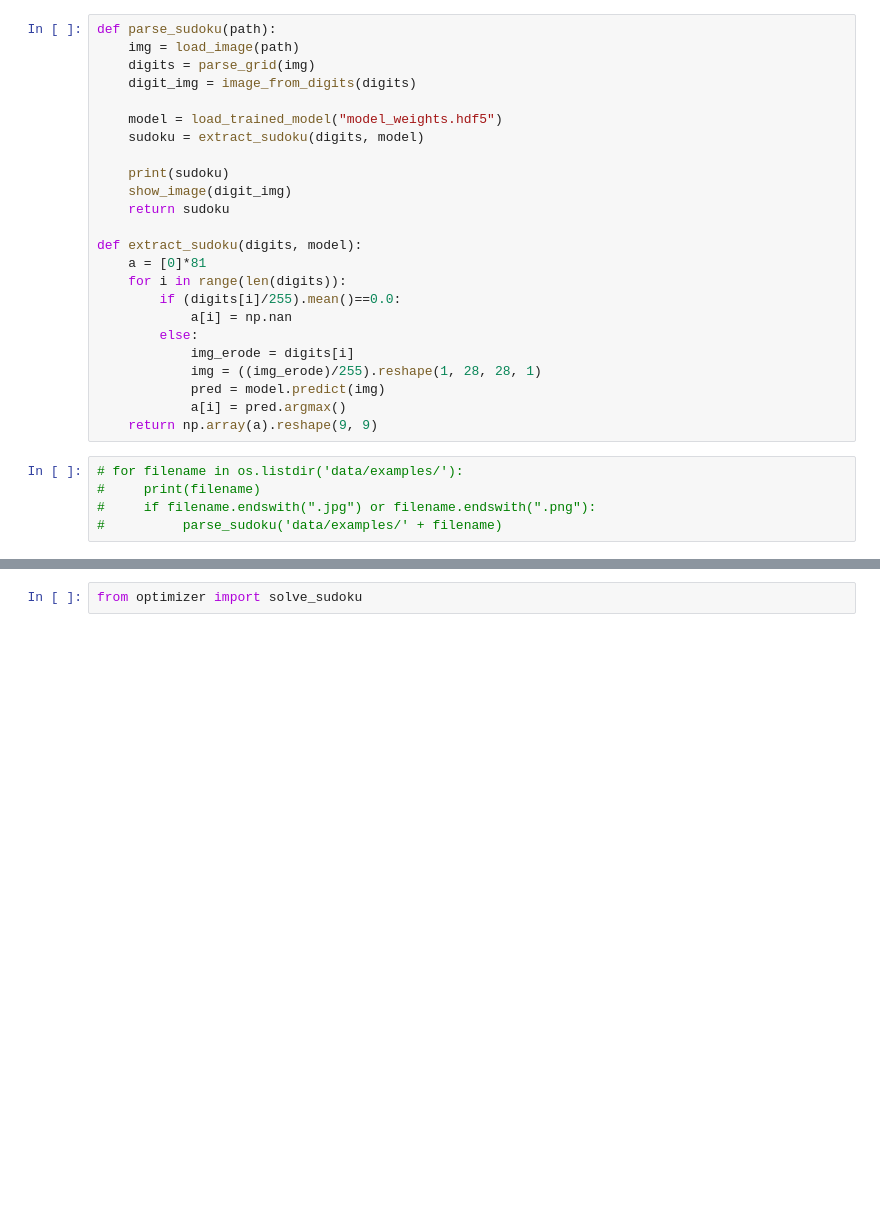
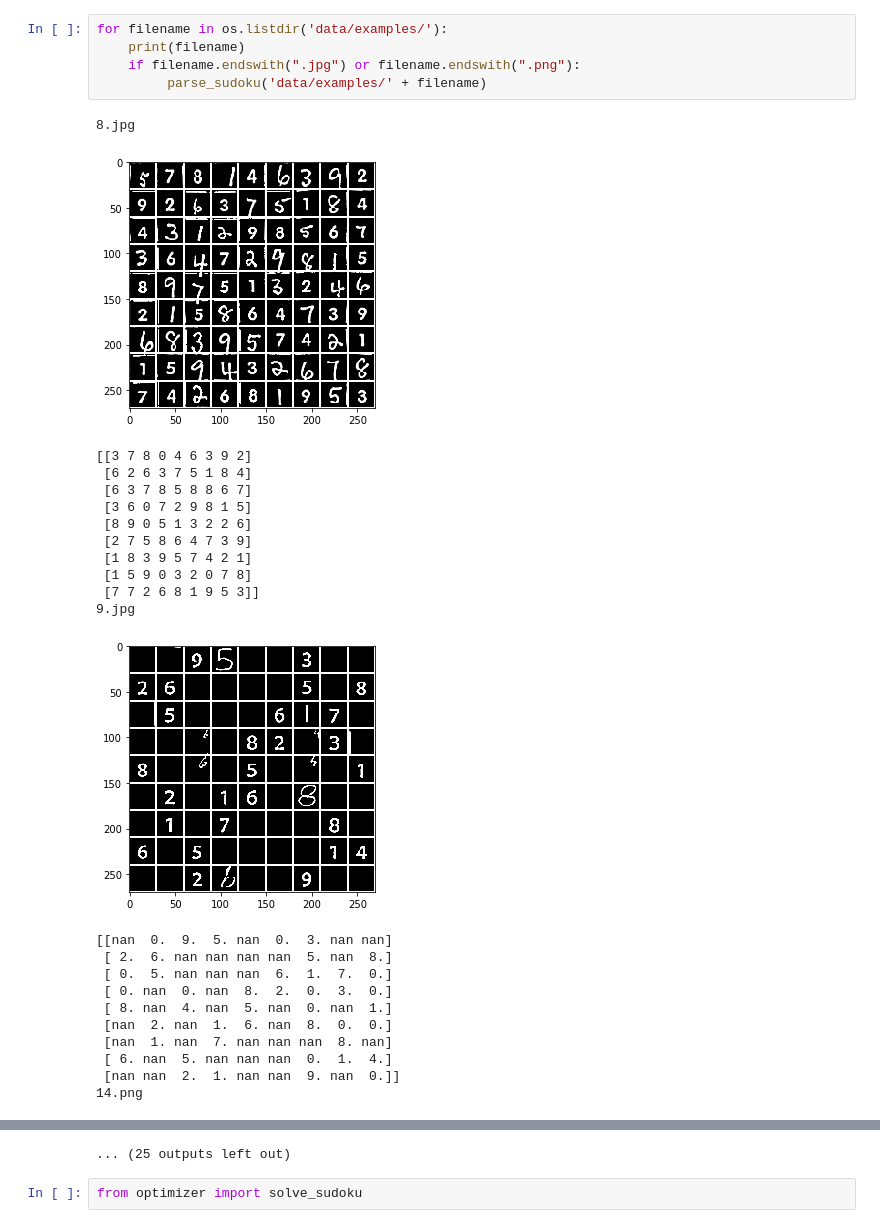
Before and after one commit to tomderuijter/sudoku, a Jupyter notebook: image_recognizer-2.ipynb, the cells around one changed output, grey strips where cells are left out. Saved outputs shown, nothing was run; the diff lists cells and outputs as text; blank space fills up the shorter version.

```diff
--- a/image_recognizer-2.ipynb
+++ b/image_recognizer-2.ipynb
@@ -54,29 +120,29 @@ for filename in os.listdir('data/examples/'):
-# %%
-def parse_sudoku(path):
-    img = load_image(path)
-    digits = parse_grid(img)
-    digit_img = image_from_digits(digits)
-
-    model = load_trained_model("model_weights.hdf5")
-    sudoku = extract_sudoku(digits, model)
-
-    print(sudoku)
-    show_image(digit_img)
-    return sudoku
-
-def extract_sudoku(digits, model):
-    a = [0]*81
-    for i in range(len(digits)):
-        if (digits[i]/255).mean()==0.0:
-            a[i] = np.nan
-        else:
-            img_erode = digits[i]
-            img = ((img_erode)/255).reshape(1, 28, 28, 1)
-            pred = model.predict(img)
-            a[i] = pred.argmax()
-    return np.array(a).reshape(9, 9)
 # %%
-# for filename in os.listdir('data/examples/'):
-#     print(filename)
-#     if filename.endswith(".jpg") or filename.endswith(".png"):
-#          parse_sudoku('data/examples/' + filename)
+for filename in os.listdir('data/examples/'):
+    print(filename)
+    if filename.endswith(".jpg") or filename.endswith(".png"):
+         parse_sudoku('data/examples/' + filename)
+# %% [output]
+8.jpg
+[figure, added]
+[[3 7 8 0 4 6 3 9 2]
+ [6 2 6 3 7 5 1 8 4]
+ [6 3 7 8 5 8 8 6 7]
+ [3 6 0 7 2 9 8 1 5]
+ [8 9 0 5 1 3 2 2 6]
+ [2 7 5 8 6 4 7 3 9]
+ [1 8 3 9 5 7 4 2 1]
+ [1 5 9 0 3 2 0 7 8]
+ [7 7 2 6 8 1 9 5 3]]
+9.jpg
+[figure, added]
+[[nan  0.  9.  5. nan  0.  3. nan nan]
+ [ 2.  6. nan nan nan nan  5. nan  8.]
+ [ 0.  5. nan nan nan  6.  1.  7.  0.]
+ [ 0. nan  0. nan  8.  2.  0.  3.  0.]
+ [ 8. nan  4. nan  5. nan  0. nan  1.]
+ [nan  2. nan  1.  6. nan  8.  0.  0.]
+ [nan  1. nan  7. nan nan nan  8. nan]
+ [ 6. nan  5. nan nan nan  0.  1.  4.]
+ [nan nan  2.  1. nan nan  9. nan  0.]]
+14.png
@@ -83,2 +183,3 @@ def extract_sudoku(digits, model):
+... (25 outputs left out)
 # %%
 from optimizer import solve_sudoku
```
Also changed, not shown: parts of 7 cells of this notebook, 8 other files.
